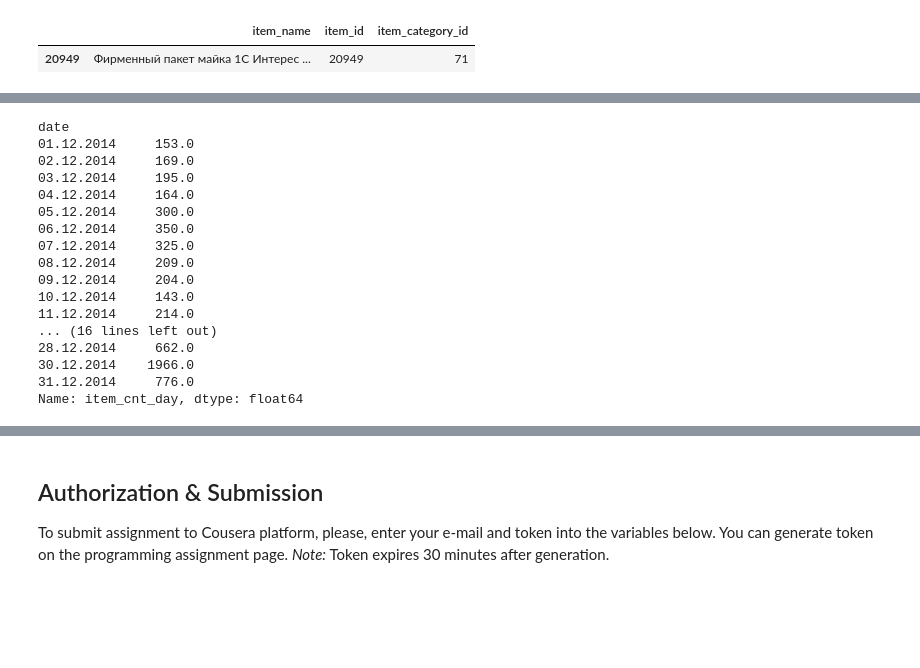
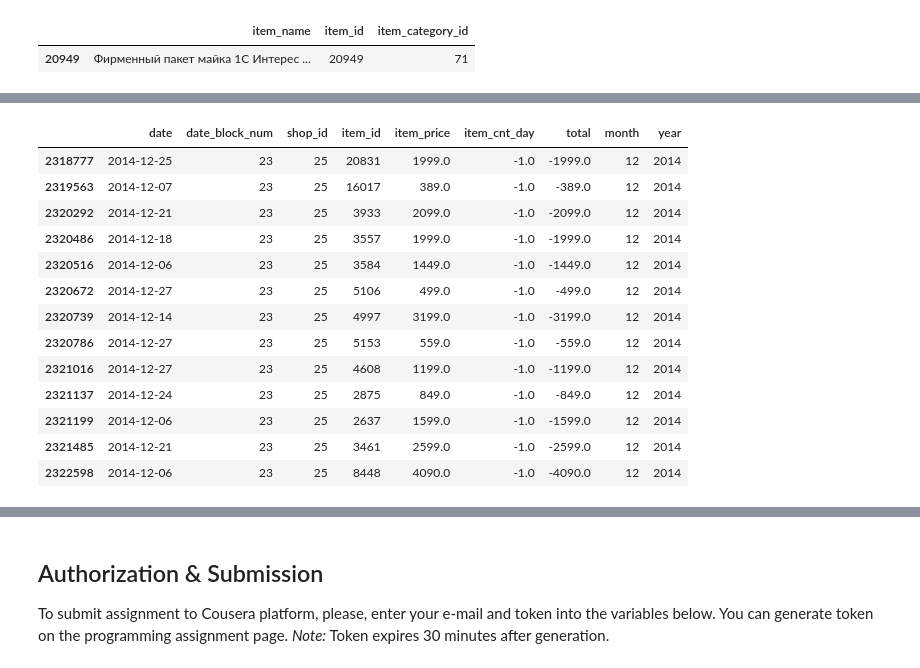
Before and after one commit to farbodab/Advanced-Machine-Learning-Specialization, a Jupyter notebook: Programming assignment, week 1_ Pandas basics/PandasBasics.ipynb, the cells around one changed output, grey strips where cells are left out. Drawn from its saved outputs; the diff is of its cells as text; code cells hidden in the pictures; blank space fills up the shorter version.

```diff
--- a/Programming assignment, week 1_ Pandas basics/PandasBasics.ipynb
+++ b/Programming assignment, week 1_ Pandas basics/PandasBasics.ipynb
@@ -369,20 +364,19 @@ df_interest.date = pd.to_datetime(df_interest['date'],format="%d/.%m/.%Y")
+# %%
+df_interest.loc[df_interest.item_cnt_day < 0]
+# %% [output]
+|  | date | date_block_num | shop_id | item_id | item_price | item_cnt_day | total | month | year |
+| 2318777 | 2014-12-25 | 23 | 25 | 20831 | 1999.0 | -1.0 | -1999.0 | 12 | 2014 |
+| 2319563 | 2014-12-07 | 23 | 25 | 16017 | 389.0 | -1.0 | -389.0 | 12 | 2014 |
+| 2320292 | 2014-12-21 | 23 | 25 | 3933 | 2099.0 | -1.0 | -2099.0 | 12 | 2014 |
+| 2320486 | 2014-12-18 | 23 | 25 | 3557 | 1999.0 | -1.0 | -1999.0 | 12 | 2014 |
+| 2320516 | 2014-12-06 | 23 | 25 | 3584 | 1449.0 | -1.0 | -1449.0 | 12 | 2014 |
+| 2320672 | 2014-12-27 | 23 | 25 | 5106 | 499.0 | -1.0 | -499.0 | 12 | 2014 |
+| 2320739 | 2014-12-14 | 23 | 25 | 4997 | 3199.0 | -1.0 | -3199.0 | 12 | 2014 |
+| 2320786 | 2014-12-27 | 23 | 25 | 5153 | 559.0 | -1.0 | -559.0 | 12 | 2014 |
+| 2321016 | 2014-12-27 | 23 | 25 | 4608 | 1199.0 | -1.0 | -1199.0 | 12 | 2014 |
+| 2321137 | 2014-12-24 | 23 | 25 | 2875 | 849.0 | -1.0 | -849.0 | 12 | 2014 |
+| 2321199 | 2014-12-06 | 23 | 25 | 2637 | 1599.0 | -1.0 | -1599.0 | 12 | 2014 |
+| 2321485 | 2014-12-21 | 23 | 25 | 3461 | 2599.0 | -1.0 | -2599.0 | 12 | 2014 |
+| 2322598 | 2014-12-06 | 23 | 25 | 8448 | 4090.0 | -1.0 | -4090.0 | 12 | 2014 |
 # %%
-df_interest.groupby('date').item_cnt_day.sum()
+new_df = df_interest.groupby('date').item_cnt_day.sum().to_frame()
-# %% [output]
-date
-01.12.2014     153.0
-02.12.2014     169.0
-03.12.2014     195.0
-04.12.2014     164.0
-05.12.2014     300.0
-06.12.2014     350.0
-07.12.2014     325.0
-08.12.2014     209.0
-09.12.2014     204.0
-10.12.2014     143.0
-11.12.2014     214.0
-... (16 lines left out)
-28.12.2014     662.0
-30.12.2014    1966.0
-31.12.2014     776.0
-Name: item_cnt_day, dtype: float64
```
Also changed, not shown: parts of 10 cells of this notebook.
